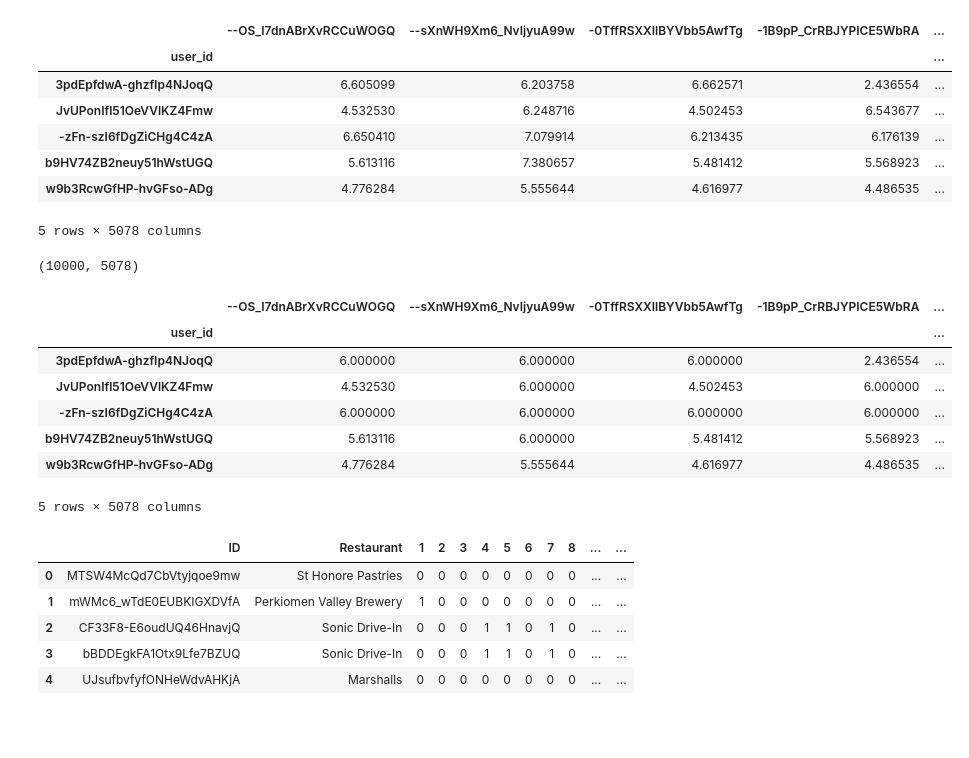
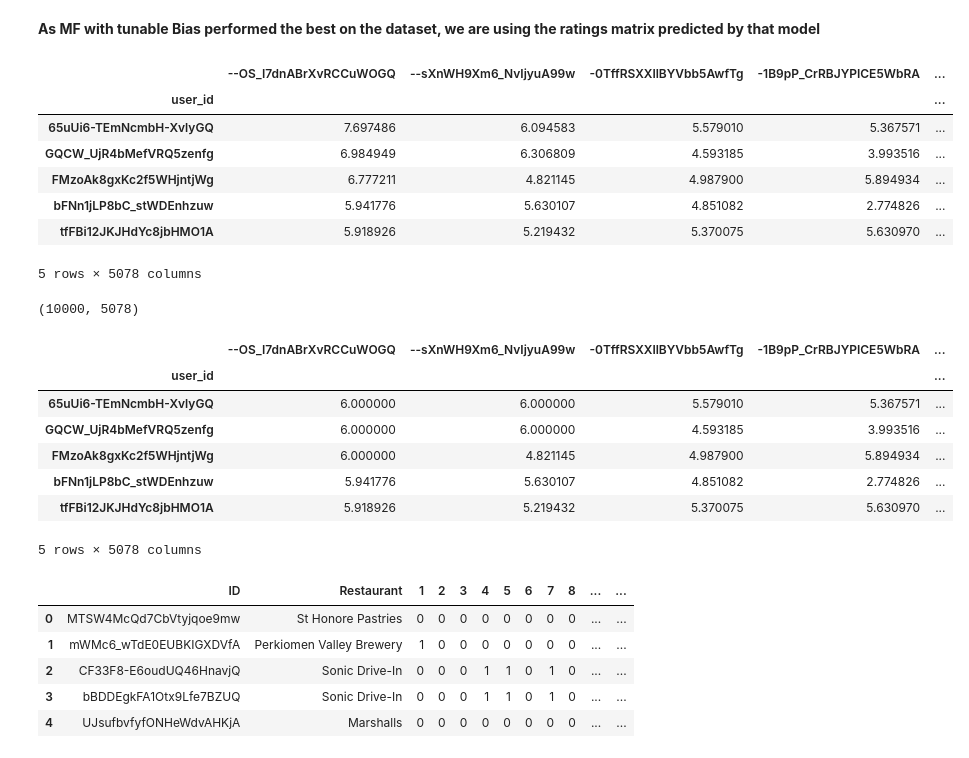
Before and after one commit to satyabhavsar1/PlatePals, a Jupyter notebook: Philli_Inference.ipynb, the cells around one changed output. Saved outputs shown, nothing was run; the diff lists cells and outputs as text; code cells hidden in the pictures; blank space fills up the shorter version.

```diff
--- a/Philli_Inference.ipynb
+++ b/Philli_Inference.ipynb
@@ -7,17 +7,19 @@ import matplotlib.pyplot as plt
 %matplotlib inline
 import pandas as pd
 from sklearn.metrics.pairwise import cosine_similarity
+# %% [markdown]
+**As MF with tunable Bias performed the best on the dataset, we are using the ratings matrix predicted by that model**
 # %%
-MF_df = pd.read_csv('processed_datasets/philadelphia/Predictions/MF_preds.csv', index_col = 0)
+MF_df = pd.read_csv('processed_datasets/philadelphia/Predictions/MF_with_Bias_preds.csv', index_col = 0)
 MF_df.head()
 # %% [output]
 |  | --OS_I7dnABrXvRCCuWOGQ | --sXnWH9Xm6_NvIjyuA99w | -0TffRSXXIlBYVbb5AwfTg | -1B9pP_CrRBJYPICE5WbRA | ... |
 | user_id |  |  |  |  | ... |
-| 3pdEpfdwA-ghzfIp4NJoqQ | 6.605099 | 6.203758 | 6.662571 | 2.436554 | ... |
-| JvUPonIfl51OeVVlKZ4Fmw | 4.532530 | 6.248716 | 4.502453 | 6.543677 | ... |
-| -zFn-szI6fDgZiCHg4C4zA | 6.650410 | 7.079914 | 6.213435 | 6.176139 | ... |
-| b9HV74ZB2neuy51hWstUGQ | 5.613116 | 7.380657 | 5.481412 | 5.568923 | ... |
-| w9b3RcwGfHP-hvGFso-ADg | 4.776284 | 5.555644 | 4.616977 | 4.486535 | ... |
+| 65uUi6-TEmNcmbH-XvlyGQ | 7.697486 | 6.094583 | 5.579010 | 5.367571 | ... |
+| GQCW_UjR4bMefVRQ5zenfg | 6.984949 | 6.306809 | 4.593185 | 3.993516 | ... |
+| FMzoAk8gxKc2f5WHjntjWg | 6.777211 | 4.821145 | 4.987900 | 5.894934 | ... |
+| bFNn1jLP8bC_stWDEnhzuw | 5.941776 | 5.630107 | 4.851082 | 2.774826 | ... |
+| tfFBi12JKJHdYc8jbHMO1A | 5.918926 | 5.219432 | 5.370075 | 5.630970 | ... |
 5 rows × 5078 columns
 # %%
 df = MF_df.clip(lower=0, upper=6)
@@ -30,11 +32,11 @@ df.head()
 # %% [output]
 |  | --OS_I7dnABrXvRCCuWOGQ | --sXnWH9Xm6_NvIjyuA99w | -0TffRSXXIlBYVbb5AwfTg | -1B9pP_CrRBJYPICE5WbRA | ... |
 | user_id |  |  |  |  | ... |
-| 3pdEpfdwA-ghzfIp4NJoqQ | 6.000000 | 6.000000 | 6.000000 | 2.436554 | ... |
-| JvUPonIfl51OeVVlKZ4Fmw | 4.532530 | 6.000000 | 4.502453 | 6.000000 | ... |
-| -zFn-szI6fDgZiCHg4C4zA | 6.000000 | 6.000000 | 6.000000 | 6.000000 | ... |
-| b9HV74ZB2neuy51hWstUGQ | 5.613116 | 6.000000 | 5.481412 | 5.568923 | ... |
-| w9b3RcwGfHP-hvGFso-ADg | 4.776284 | 5.555644 | 4.616977 | 4.486535 | ... |
+| 65uUi6-TEmNcmbH-XvlyGQ | 6.000000 | 6.000000 | 5.579010 | 5.367571 | ... |
+| GQCW_UjR4bMefVRQ5zenfg | 6.000000 | 6.000000 | 4.593185 | 3.993516 | ... |
+| FMzoAk8gxKc2f5WHjntjWg | 6.000000 | 4.821145 | 4.987900 | 5.894934 | ... |
+| bFNn1jLP8bC_stWDEnhzuw | 5.941776 | 5.630107 | 4.851082 | 2.774826 | ... |
+| tfFBi12JKJHdYc8jbHMO1A | 5.918926 | 5.219432 | 5.370075 | 5.630970 | ... |
 5 rows × 5078 columns
 # %%
 res_df = pd.read_csv('processed_datasets/restaurants_new.csv')
```
Also changed, not shown: parts of 9 cells of this notebook, 2 other files.
